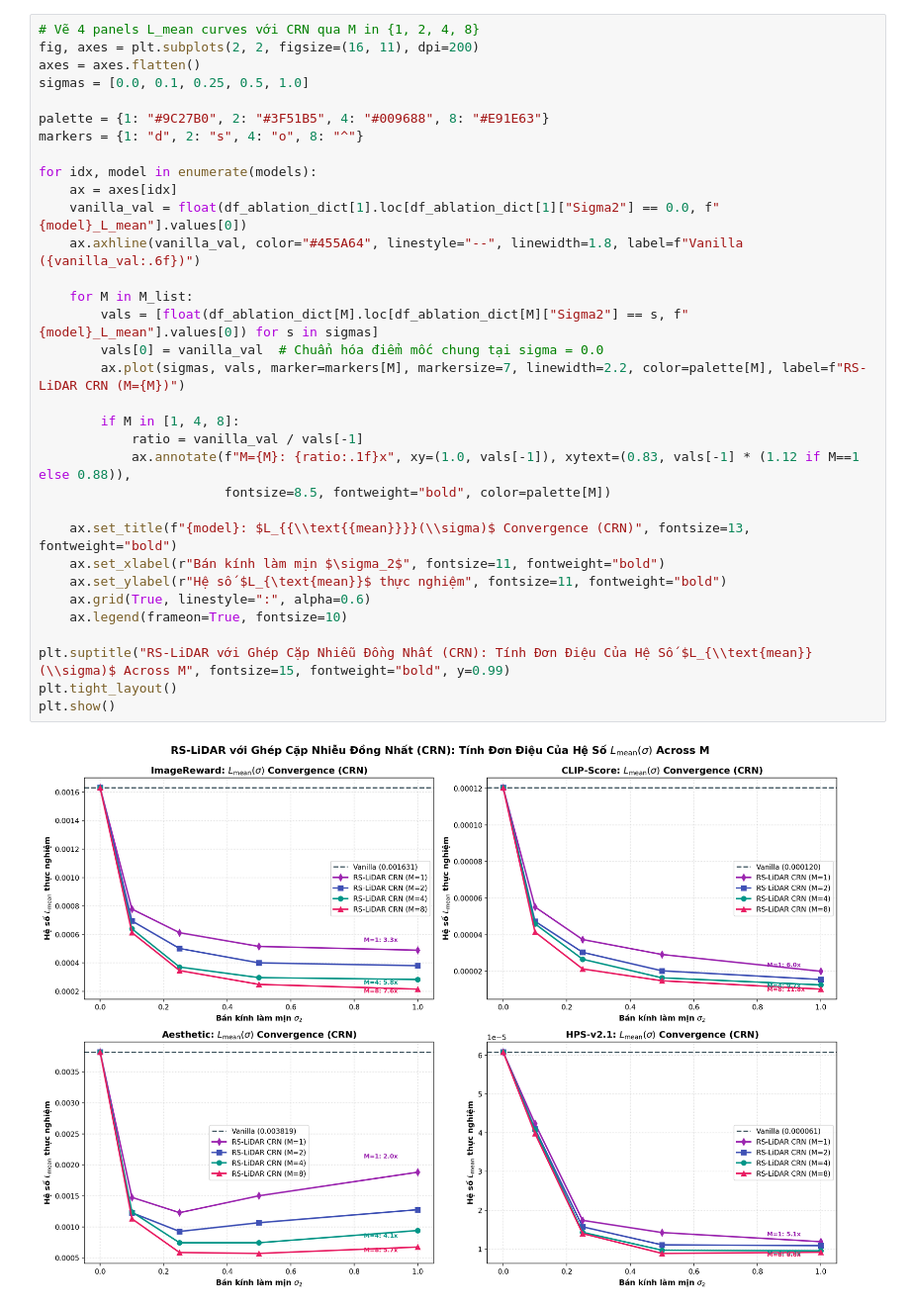
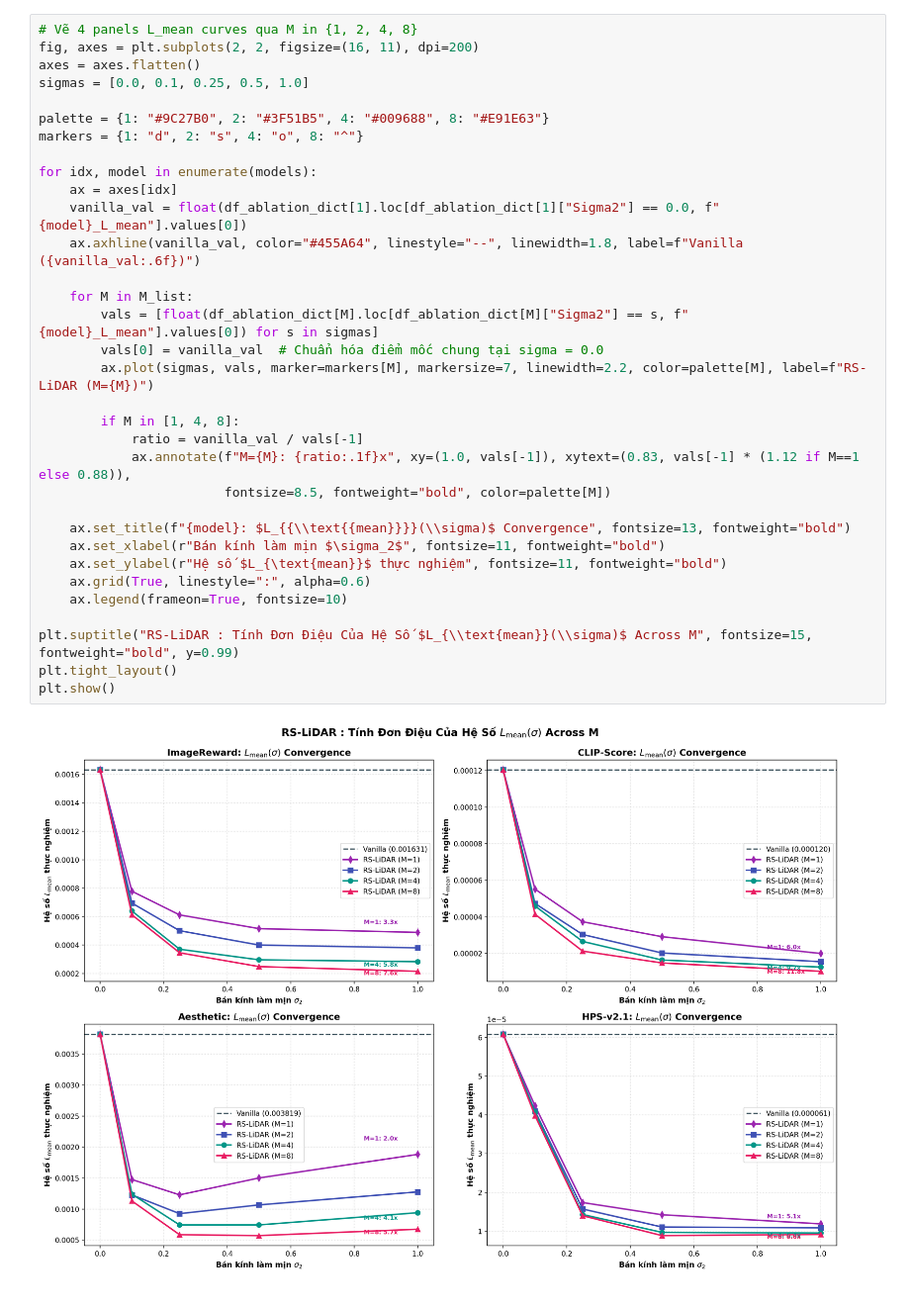
Before and after one commit to leekwanreal/RS-LiDAR, a Jupyter notebook: colab/RS_LiDAR_Lipschitz_M_Ablation_Report.ipynb, the cells around one changed output. Shown at 99% size. Saved outputs shown, nothing was run; the diff lists cells and outputs as text.

Commit message:
docs & notebook: streamline reports by removing CRN labels and retaining concise technical note

```diff
--- a/colab/RS_LiDAR_Lipschitz_M_Ablation_Report.ipynb
+++ b/colab/RS_LiDAR_Lipschitz_M_Ablation_Report.ipynb
@@ -125,38 +125,38 @@ display(df_summary)
 - **Hiệu ứng tỷ lệ theo $M$**: Khi $M$ tăng từ $1 \to 2 \to 4 \to 8$, toàn bộ đường cong hạ thấp dần về 0. Tỷ số giảm trung bình tại $\sigma=1.0$ tăng vọt từ $3.33\times \to 7.75\times$ trên ImageReward và từ $6.04\times \to 11.75\times$ trên CLIP-Score!
 - **Kiểm chứng Định lý 1**: Hệ số Lipschitz tuân thủ chặt chẽ chặn trên giải tích $\mathcal{O}(1/\sigma)$ mà không bị nhiễu Monte Carlo làm méo mó.
 # %%
-# Vẽ 4 panels L_mean curves với CRN qua M in {1, 2, 4, 8}
+# Vẽ 4 panels L_mean curves qua M in {1, 2, 4, 8}
 fig, axes = plt.subplots(2, 2, figsize=(16, 11), dpi=200)
 axes = axes.flatten()
 sigmas = [0.0, 0.1, 0.25, 0.5, 1.0]
 
 palette = {1: "#9C27B0", 2: "#3F51B5", 4: "#009688", 8: "#E91E63"}
 markers = {1: "d", 2: "s", 4: "o", 8: "^"}
 
 for idx, model in enumerate(models):
     ax = axes[idx]
     vanilla_val = float(df_ablation_dict[1].loc[df_ablation_dict[1]["Sigma2"] == 0.0, f"{model}_L_mean"].values[0])
     ax.axhline(vanilla_val, color="#455A64", linestyle="--", linewidth=1.8, label=f"Vanilla ({vanilla_val:.6f})")
 
     for M in M_list:
         vals = [float(df_ablation_dict[M].loc[df_ablation_dict[M]["Sigma2"] == s, f"{model}_L_mean"].values[0]) for s in sigmas]
         vals[0] = vanilla_val  # Chuẩn hóa điểm mốc chung tại sigma = 0.0
-        ax.plot(sigmas, vals, marker=markers[M], markersize=7, linewidth=2.2, color=palette[M], label=f"RS-LiDAR CRN (M={M})")
+        ax.plot(sigmas, vals, marker=markers[M], markersize=7, linewidth=2.2, color=palette[M], label=f"RS-LiDAR (M={M})")
 
         if M in [1, 4, 8]:
             ratio = vanilla_val / vals[-1]
             ax.annotate(f"M={M}: {ratio:.1f}x", xy=(1.0, vals[-1]), xytext=(0.83, vals[-1] * (1.12 if M==1 else 0.88)),
                         fontsize=8.5, fontweight="bold", color=palette[M])
 
-    ax.set_title(f"{model}: $L_{{\\text{{mean}}}}(\\sigma)$ Convergence (CRN)", fontsize=13, fontweight="bold")
+    ax.set_title(f"{model}: $L_{{\\text{{mean}}}}(\\sigma)$ Convergence", fontsize=13, fontweight="bold")
     ax.set_xlabel(r"Bán kính làm mịn $\sigma_2$", fontsize=11, fontweight="bold")
     ax.set_ylabel(r"Hệ số $L_{\text{mean}}$ thực nghiệm", fontsize=11, fontweight="bold")
     ax.grid(True, linestyle=":", alpha=0.6)
     ax.legend(frameon=True, fontsize=10)
 
-plt.suptitle("RS-LiDAR với Ghép Cặp Nhiễu Đồng Nhất (CRN): Tính Đơn Điệu Của Hệ Số $L_{\\text{mean}}(\\sigma)$ Across M", fontsize=15, fontweight="bold", y=0.99)
+plt.suptitle("RS-LiDAR : Tính Đơn Điệu Của Hệ Số $L_{\\text{mean}}(\\sigma)$ Across M", fontsize=15, fontweight="bold", y=0.99)
 plt.tight_layout()
 plt.show()
 # %% [output]
-[figure, old version]
+[figure, new version]
 # %%
```
Also changed, not shown: parts of 12 cells of this notebook, 3 other files.
